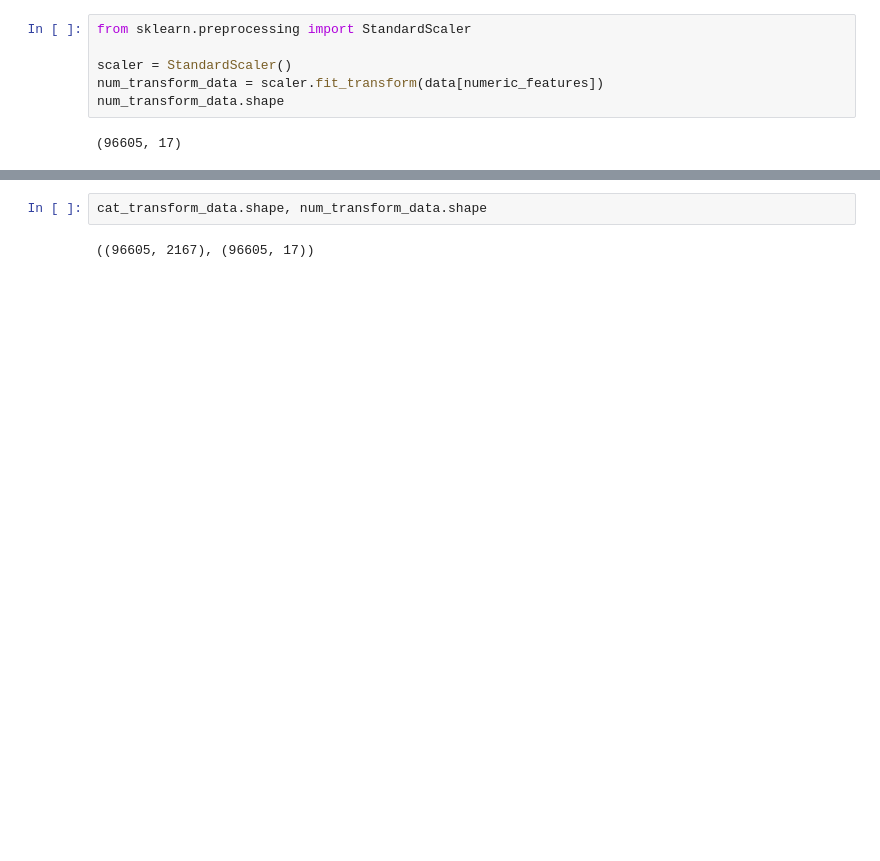
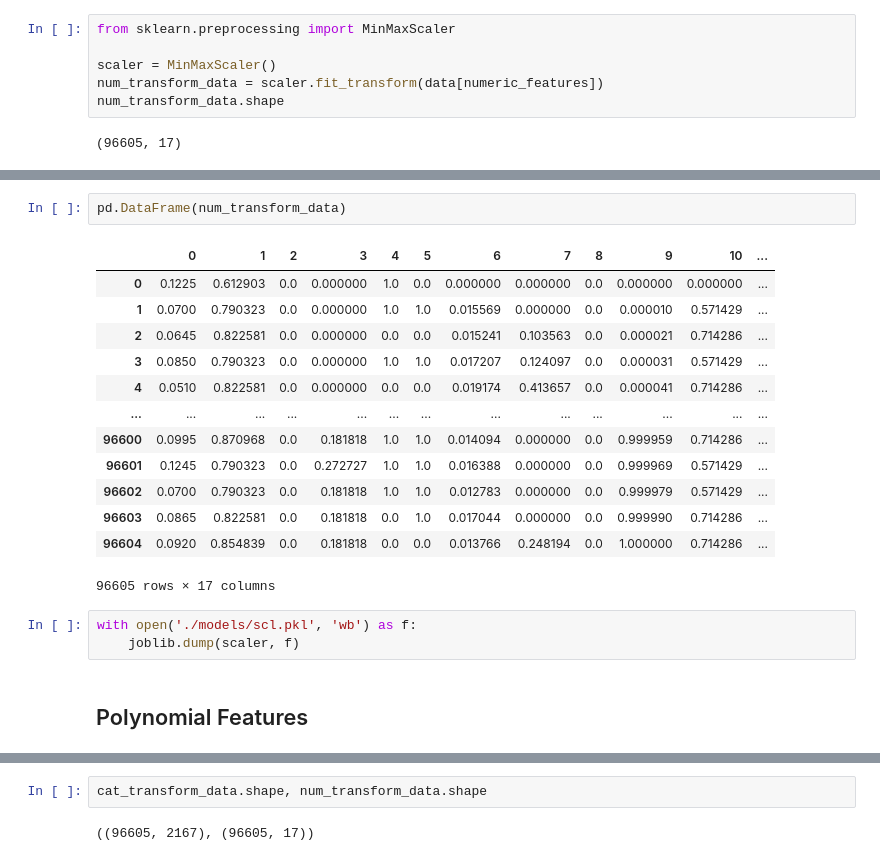
Before and after one commit to neklyud/MindSet, a Jupyter notebook: train.ipynb, the cells around one changed output, grey strips where cells are left out. Drawn from its saved outputs; the diff is of its cells as text; blank space fills up the shorter version.

```diff
--- a/train.ipynb
+++ b/train.ipynb
@@ -116,9 +119,9 @@ for column in categorial_features:
 # %% [markdown]
 ## Scale numeric features
 # %%
-from sklearn.preprocessing import StandardScaler
+from sklearn.preprocessing import MinMaxScaler
 
-scaler = StandardScaler()
+scaler = MinMaxScaler()
 num_transform_data = scaler.fit_transform(data[numeric_features])
 num_transform_data.shape
 # %% [output]
@@ -125,0 +150,21 @@ num_transform_data.shape
+# %%
+pd.DataFrame(num_transform_data)
+# %% [output]
+|  | 0 | 1 | 2 | 3 | 4 | 5 | 6 | 7 | 8 | 9 | 10 | ... |
+| 0 | 0.1225 | 0.612903 | 0.0 | 0.000000 | 1.0 | 0.0 | 0.000000 | 0.000000 | 0.0 | 0.000000 | 0.000000 | ... |
+| 1 | 0.0700 | 0.790323 | 0.0 | 0.000000 | 1.0 | 1.0 | 0.015569 | 0.000000 | 0.0 | 0.000010 | 0.571429 | ... |
+| 2 | 0.0645 | 0.822581 | 0.0 | 0.000000 | 0.0 | 0.0 | 0.015241 | 0.103563 | 0.0 | 0.000021 | 0.714286 | ... |
+| 3 | 0.0850 | 0.790323 | 0.0 | 0.000000 | 1.0 | 1.0 | 0.017207 | 0.124097 | 0.0 | 0.000031 | 0.571429 | ... |
+| 4 | 0.0510 | 0.822581 | 0.0 | 0.000000 | 0.0 | 0.0 | 0.019174 | 0.413657 | 0.0 | 0.000041 | 0.714286 | ... |
+| ... | ... | ... | ... | ... | ... | ... | ... | ... | ... | ... | ... | ... |
+| 96600 | 0.0995 | 0.870968 | 0.0 | 0.181818 | 1.0 | 1.0 | 0.014094 | 0.000000 | 0.0 | 0.999959 | 0.714286 | ... |
+| 96601 | 0.1245 | 0.790323 | 0.0 | 0.272727 | 1.0 | 1.0 | 0.016388 | 0.000000 | 0.0 | 0.999969 | 0.571429 | ... |
+| 96602 | 0.0700 | 0.790323 | 0.0 | 0.181818 | 1.0 | 1.0 | 0.012783 | 0.000000 | 0.0 | 0.999979 | 0.571429 | ... |
+| 96603 | 0.0865 | 0.822581 | 0.0 | 0.181818 | 0.0 | 1.0 | 0.017044 | 0.000000 | 0.0 | 0.999990 | 0.714286 | ... |
+| 96604 | 0.0920 | 0.854839 | 0.0 | 0.181818 | 0.0 | 0.0 | 0.013766 | 0.248194 | 0.0 | 1.000000 | 0.714286 | ... |
+96605 rows × 17 columns
+# %%
+with open('./models/scl.pkl', 'wb') as f:
+    joblib.dump(scaler, f)
+# %% [markdown]
+## Polynomial Features
```
Also changed, not shown: parts of 36 cells of this notebook, 21 other files.
